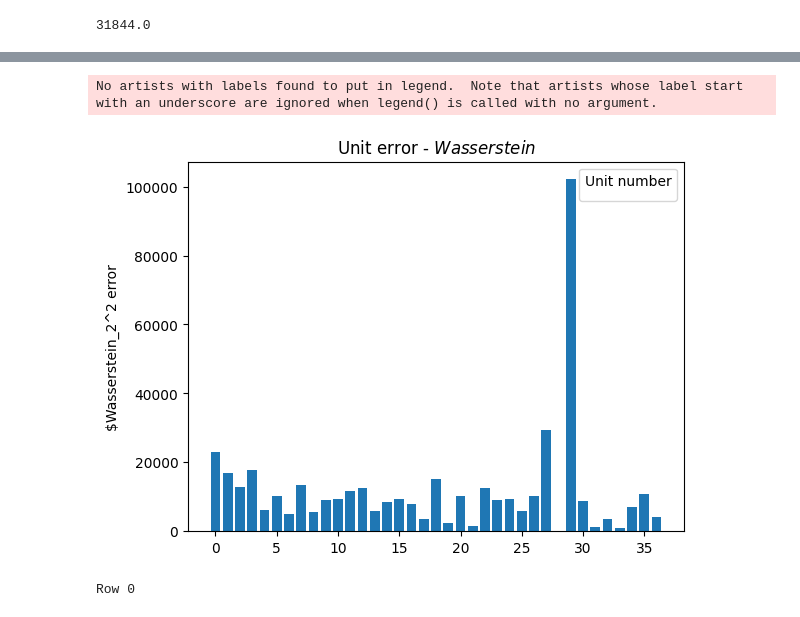
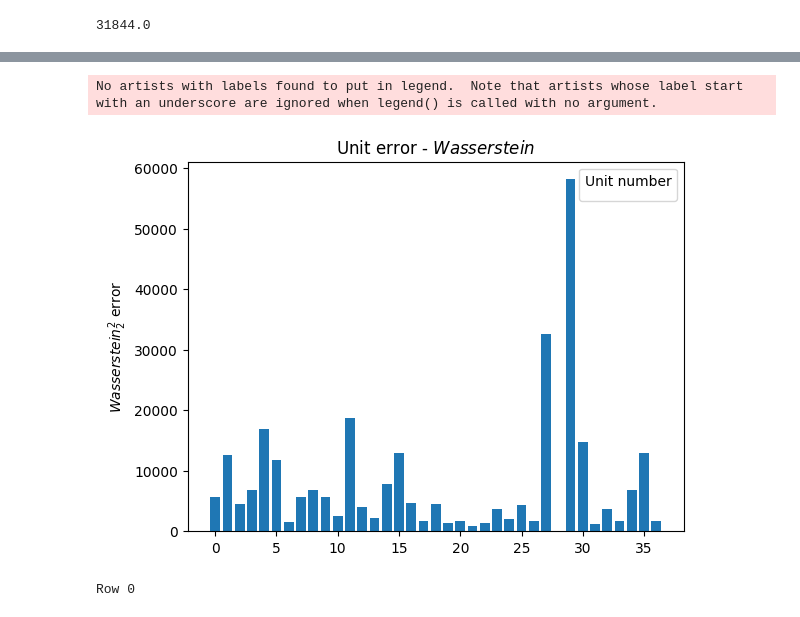
Before and after one commit to calebchin/Heartsteps-DNN, a Jupyter notebook: distributionalnn_heartsteps.ipynb, the cells around one changed output, grey strips where cells are left out. Drawn from its saved outputs; the diff is of its cells as text; code cells hidden in the pictures.

```diff
--- a/distributionalnn_heartsteps.ipynb
+++ b/distributionalnn_heartsteps.ipynb
@@ -1889,3 +2267,8 @@ def test_w2_hs_end(M_hs, A_hs, testset_size, k, row):
+# %%
+# load in the data sets
+A_hs = np.load("heartsteps_mask.npy")
+M_hs = np.load("heartsteps_data.npy")
+M_hs = M_hs[:, :, :, None]
 # %%
 # we take the first 40 days of the trials to maintain user density
 M_hs_40 = M_hs[:, 0:200]
@@ -1947,3 +2368,3 @@ np.nansum(M_hs_40[33])
 # %%
-err, trials = test_w2_hs_end(M_hs_40, A_hs_40, testset_size = 0.4, k = 10, row = 33)
+err, trials = test_w2_hs_whole(M_hs_40, A_hs_40, testset_size = 0.30, k = 5, row = 33)
 # %% [output]
@@ -1961,0 +2396,14 @@ Text(0, 0.5, 'Avg. 5-fold $Wasserstein_2^2$ error')
+# %%
+row_num_mmd = []
+error_mmd_exp = []
+error_mmd_sq = []
+error_mmd_lin = []
+for i in range(37):
+  print("Row " + str(i))
+  row_num_mmd.append(i)
+  err, _ = cv_dnn.test_mmd_hs_end(M_hs_40, A_hs_40, testset_size = 0.3, k = 5, row = i, kernel = "exponential")
+  error_mmd_exp.append(err)
+  err, _ = cv_dnn.test_mmd_hs_end(M_hs_40, A_hs_40, testset_size = 0.3, k = 5, row = i, kernel = "square")
+  error_mmd_sq.append(err)
+  err, _ = cv_dnn.test_mmd_hs_end(M_hs_40, A_hs_40, testset_size = 0.3, k = 5, row = i, kernel = "linear")
+  error_mmd_lin.append(err)
@@ -1965,7 +2444,7 @@ error = []
 for i in range(37):
   print("Row " + str(i))
   row_num.append(i)
-  err = test_w2_hs_end(M_hs_40, A_hs_40, testset_size = 0.4, k = 5, row = i)
+  err = test_w2_hs_whole(M_hs_40, A_hs_40, testset_size = 0.4, k = 5, row = i)
   error.append(err)
 # %% [output]
 Row 0
@@ -1993,16 +2489,16 @@ for i in range(len(error)):
 # %%
 fig, ax = plt.subplots()
 
 ax.bar(row_num, unit_error)
 
-ax.set_ylabel('$Wasserstein_2^2 error')
+ax.set_ylabel('$Wasserstein_2^2$ error')
 ax.set_title('Unit error - $Wasserstein$')
 ax.legend(title='Unit number')
 
 plt.show()
 # %% [output]
 No artists with labels found to put in legend.  Note that artists whose label start with an underscore are ignored when legend() is called with no argument.
-[figure, old version]
+[figure, new version]
 # %%
 row_num = []
 error = []
```
Also changed, not shown: parts of 40 cells of this notebook, 4 other files.
